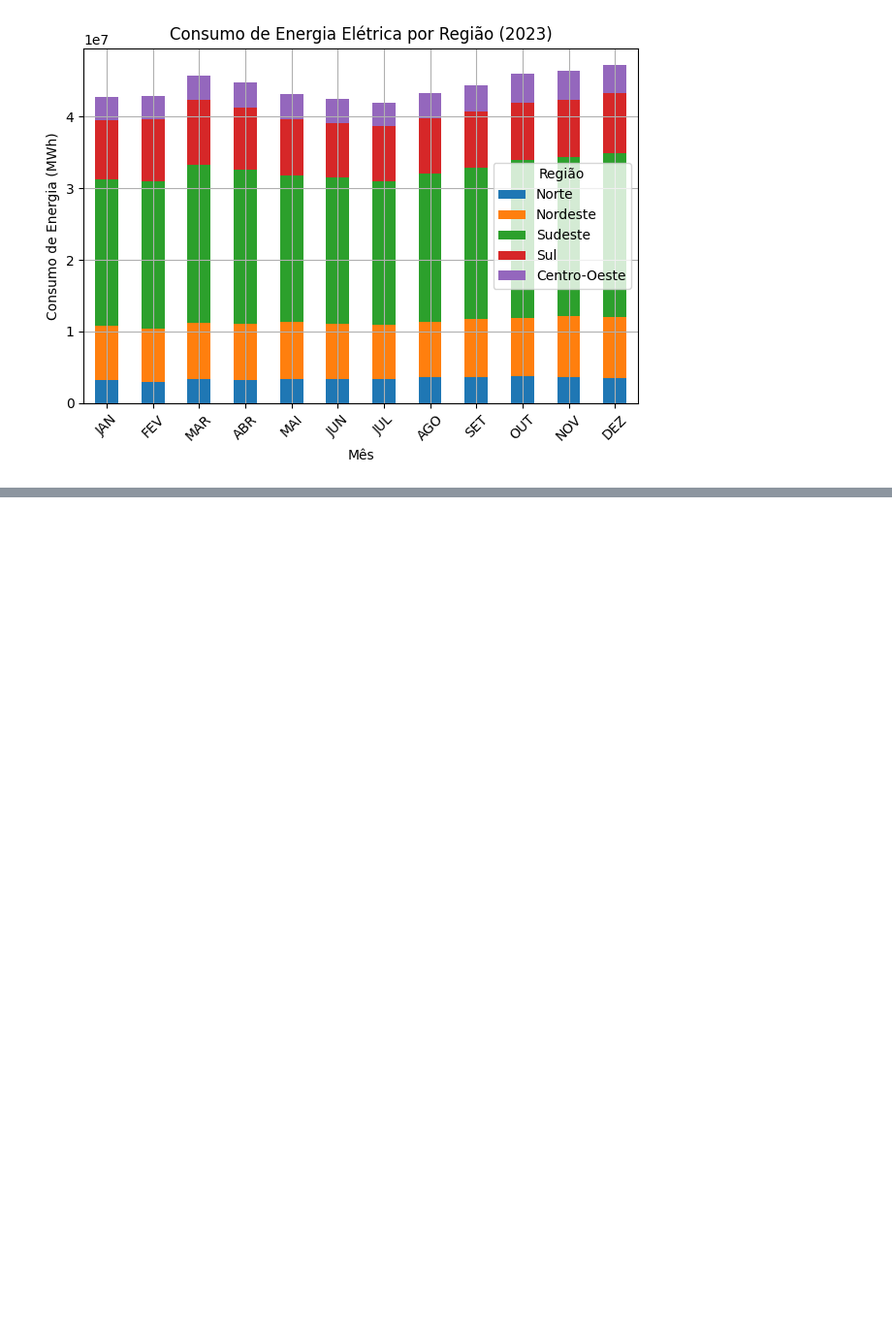
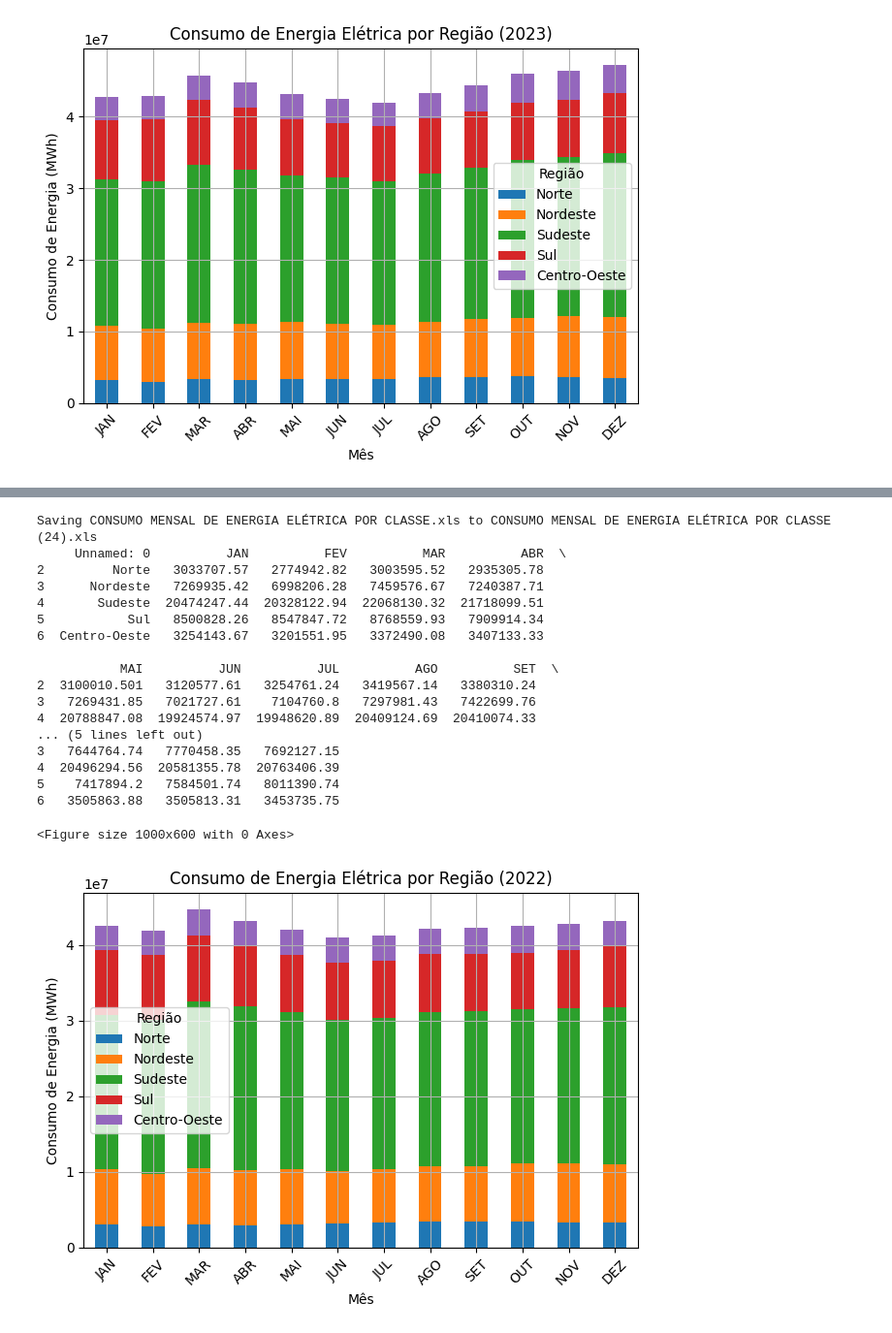
Before and after one commit to jrctechmind/data-science-portfolio, a Jupyter notebook: Consumo_de_energia.ipynb, the cells around one changed output, grey strips where cells are left out. Shown: that part at 97% size. Cells and saved outputs as stored; diff of their text form; code cells hidden in the pictures; blank space fills up the shorter version.

```diff
--- a/Consumo_de_energia.ipynb
+++ b/Consumo_de_energia.ipynb
@@ -68,3 +68,51 @@ Saving CONSUMO MENSAL DE ENERGIA ELÉTRICA POR CLASSE.xls to CONSUMO MENSAL DE E
 6    3936944.4   4014760.87   3944219.19
 <Figure size 1000x600 with 0 Axes>
 [figure]
+# %%
+import pandas as pd
+import matplotlib.pyplot as plt
+
+# Carregar a planilha original
+uploaded = files.upload()
+file_name = next(iter(uploaded))
+
+# Carregar o arquivo em um DataFrame e excluir as linhas 0, 1 e 7
+df_original = pd.read_excel(io.BytesIO(uploaded[file_name]), skiprows=37)
+df_original.drop([0, 1, 7], inplace=True)
+
+# Aplicar os filtros para gerar o arquivo "2022.xlsx"
+df_filtered = df_original.iloc[:5, :13]
+
+# Salvar o DataFrame filtrado em um arquivo "2022.xlsx"
+df_filtered.to_excel("2022.xlsx", index=False)
+
+# Exibir o conteúdo do arquivo "2022.xlsx"
+print(df_filtered)
+
+# Selecionar os meses (eixo x)
+meses = df_filtered.columns[1:]
+
+# Selecionar as regiões (eixo y)
+regioes = df_filtered.iloc[:, 0]
+
+# Selecionar os dados de consumo para as regiões
+consumos = df_filtered.iloc[:, 1:]
+
+# Transpor o DataFrame para ter os meses como índice
+consumos = consumos.T
+
+# Renomear as colunas com os nomes das regiões
+consumos.columns = regioes
+
+# Plotar um gráfico de barras para visualizar os dados
+plt.figure(figsize=(10, 6))
+consumos.plot(kind='bar', stacked=True)
+plt.title('Consumo de Energia Elétrica por Região (2022)')
+plt.xlabel('Mês')
+plt.ylabel('Consumo de Energia (MWh)')
+plt.xticks(ticks=range(len(meses)), labels=meses, rotation=45)
+plt.grid(True)
+plt.legend(title='Região')
+plt.tight_layout()
+plt.show()
+# %% [output]
@@ -70,0 +120,19 @@ Saving CONSUMO MENSAL DE ENERGIA ELÉTRICA POR CLASSE.xls to CONSUMO MENSAL DE E
+Saving CONSUMO MENSAL DE ENERGIA ELÉTRICA POR CLASSE.xls to CONSUMO MENSAL DE ENERGIA ELÉTRICA POR CLASSE (24).xls
+     Unnamed: 0          JAN          FEV          MAR          ABR  \
+2         Norte   3033707.57   2774942.82   3003595.52   2935305.78
+3      Nordeste   7269935.42   6998206.28   7459576.67   7240387.71
+4       Sudeste  20474247.44  20328122.94  22068130.32  21718099.51
+5           Sul   8500828.26   8547847.72   8768559.93   7909914.34
+6  Centro-Oeste   3254143.67   3201551.95   3372490.08   3407133.33
+
+           MAI          JUN          JUL          AGO          SET  \
+2  3100010.501   3120577.61   3254761.24   3419567.14   3380310.24
+3   7269431.85   7021727.61    7104760.8   7297981.43   7422699.76
+4  20788847.08  19924574.97  19948620.89  20409124.69  20410074.33
+... (5 lines left out)
+3   7644764.74   7770458.35   7692127.15
+4  20496294.56  20581355.78  20763406.39
+5    7417894.2   7584501.74   8011390.74
+6   3505863.88   3505813.31   3453735.75
+<Figure size 1000x600 with 0 Axes>
+[figure, added]
```
Also changed, not shown: parts of 2 cells of this notebook.
